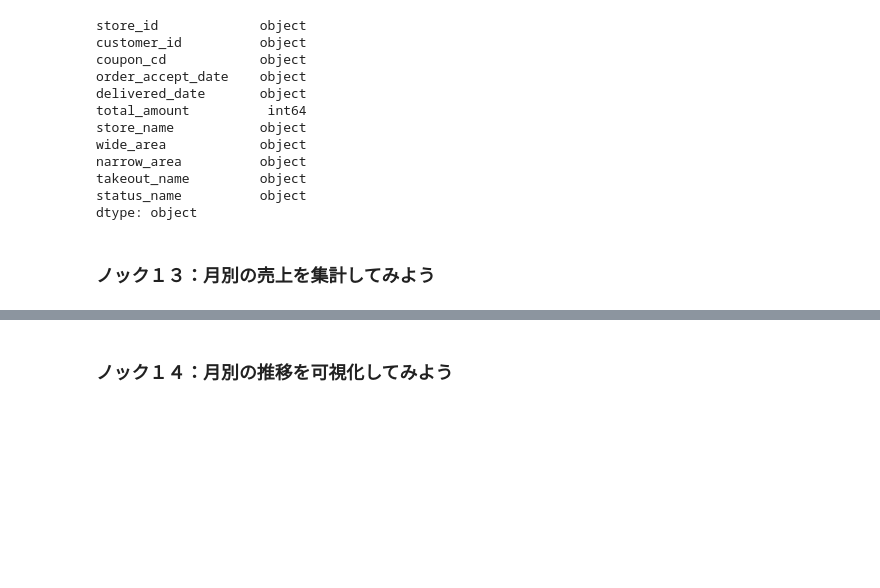
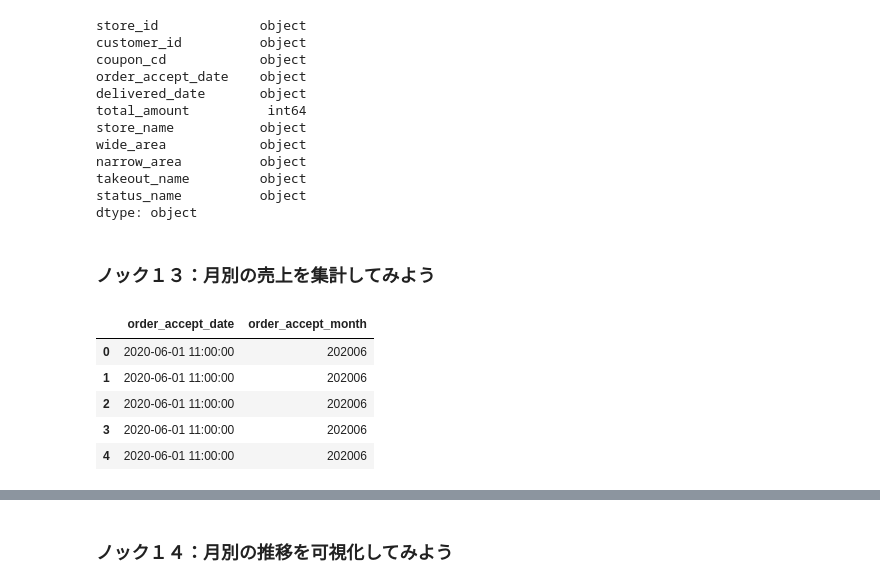
Before and after one commit to GitHiru/ml_academic, a Jupyter notebook: various/offline/books/MLSys_100Knocks/main_chapter/chapter02/study_visualization.ipynb, the cells around one changed output, grey strips where cells are left out. Drawn from its saved outputs; the diff is of its cells as text; code cells hidden in the pictures; blank space fills up the shorter version.

```diff
--- a/various/offline/books/MLSys_100Knocks/main_chapter/chapter02/study_visualization.ipynb
+++ b/various/offline/books/MLSys_100Knocks/main_chapter/chapter02/study_visualization.ipynb
@@ -152,3 +152,15 @@ status_name          object
 dtype: object
 # %% [markdown]
 ### ノック１３：月別の売上を集計してみよう
+# %%
+# 日時型に変換し、さらに年月項目を作成
+analyze_data["order_accept_date"] =  pd.to_datetime(analyze_data["order_accept_date"]) #object型 → datatime型
+analyze_data["order_accept_month"] = analyze_data["order_accept_date"].dt.strftime("%Y%m") #月集計の為に項目追加
+analyze_data[["order_accept_date", "order_accept_month"]].head()
+# %% [output]
+|  | order_accept_date | order_accept_month |
+| 0 | 2020-06-01 11:00:00 | 202006 |
+| 1 | 2020-06-01 11:00:00 | 202006 |
+| 2 | 2020-06-01 11:00:00 | 202006 |
+| 3 | 2020-06-01 11:00:00 | 202006 |
+| 4 | 2020-06-01 11:00:00 | 202006 |
```
Also changed, not shown: parts of 6 cells of this notebook.
